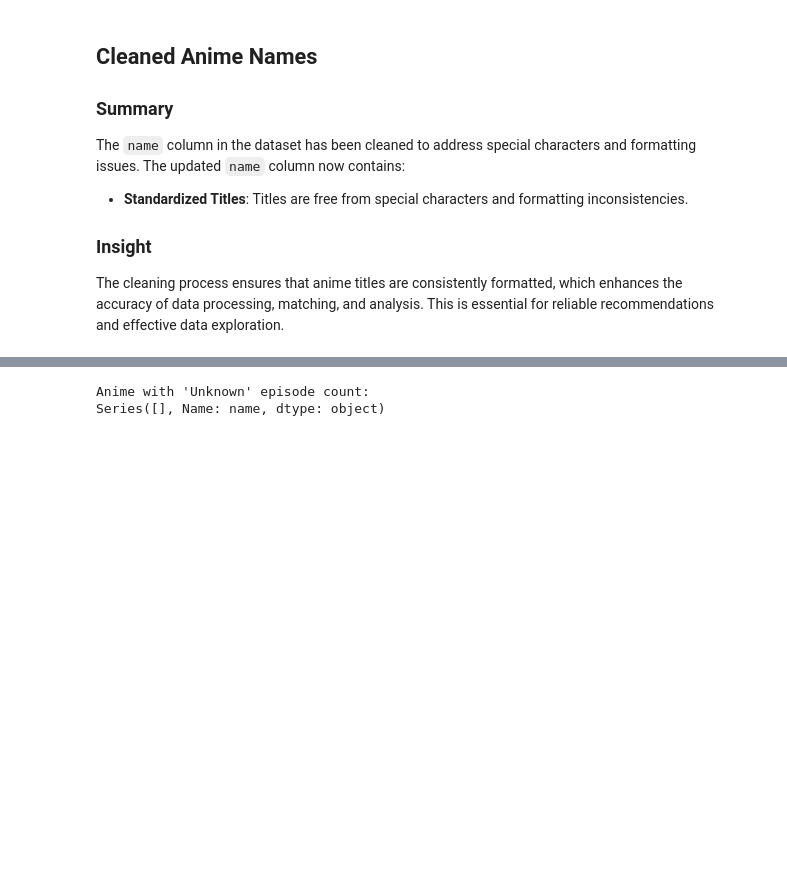
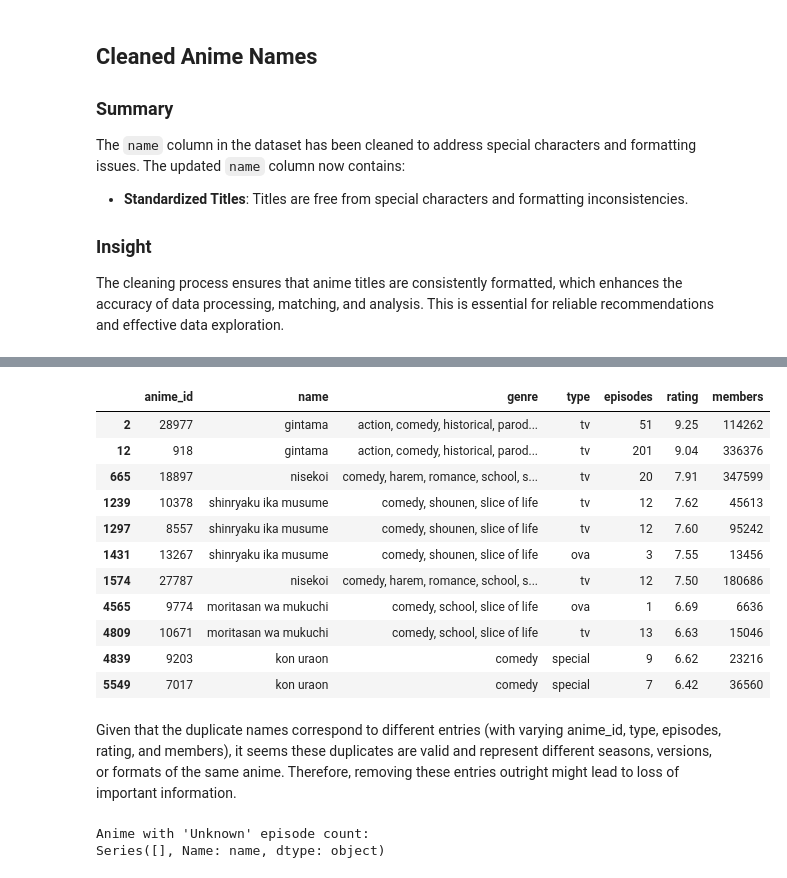
Before and after one commit to MoteneJan/JB1_2401FTDS, a Jupyter notebook: JB1_2401FTDS.ipynb, the cells around one changed output, grey strips where cells are left out. Drawn from its saved outputs; the diff is of its cells as text; code cells hidden in the pictures; blank space fills up the shorter version.

```diff
--- a/JB1_2401FTDS.ipynb
+++ b/JB1_2401FTDS.ipynb
@@ -428,3 +444,21 @@ The cleaning process ensures that anime titles are consistently formatted, which
+# %%
+#Find entries of Shi Wan Ge Leng Xiaohua & Saru Kani Gassen anime
+cleaned_anime_df[cleaned_anime_df['name'].isin(['shinryaku ika musume', 'moritasan wa mukuchi', 'nisekoi', 'kon uraon', 'gintama'])]
+# %% [output]
+|  | anime_id | name | genre | type | episodes | rating | members |
+| 2 | 28977 | gintama | action, comedy, historical, parod... | tv | 51 | 9.25 | 114262 |
+| 12 | 918 | gintama | action, comedy, historical, parod... | tv | 201 | 9.04 | 336376 |
+| 665 | 18897 | nisekoi | comedy, harem, romance, school, s... | tv | 20 | 7.91 | 347599 |
+| 1239 | 10378 | shinryaku ika musume | comedy, shounen, slice of life | tv | 12 | 7.62 | 45613 |
+| 1297 | 8557 | shinryaku ika musume | comedy, shounen, slice of life | tv | 12 | 7.60 | 95242 |
+| 1431 | 13267 | shinryaku ika musume | comedy, shounen, slice of life | ova | 3 | 7.55 | 13456 |
+| 1574 | 27787 | nisekoi | comedy, harem, romance, school, s... | tv | 12 | 7.50 | 180686 |
+| 4565 | 9774 | moritasan wa mukuchi | comedy, school, slice of life | ova | 1 | 6.69 | 6636 |
+| 4809 | 10671 | moritasan wa mukuchi | comedy, school, slice of life | tv | 13 | 6.63 | 15046 |
+| 4839 | 9203 | kon uraon | comedy | special | 9 | 6.62 | 23216 |
+| 5549 | 7017 | kon uraon | comedy | special | 7 | 6.42 | 36560 |
+# %% [markdown]
+Given that the duplicate names correspond to different entries (with varying anime_id, type, episodes, rating, and members), it seems these duplicates are valid and represent different seasons, versions, or formats of the same anime. Therefore, removing these entries outright might lead to loss of important information.
 # %%
 # Check for entries with 'Unknown' episode count
 unknown_episodes = cleaned_anime_df[cleaned_anime_df['episodes'] == 'Unknown']['name'][:5]
```
Also changed, not shown: parts of 12 cells of this notebook.
